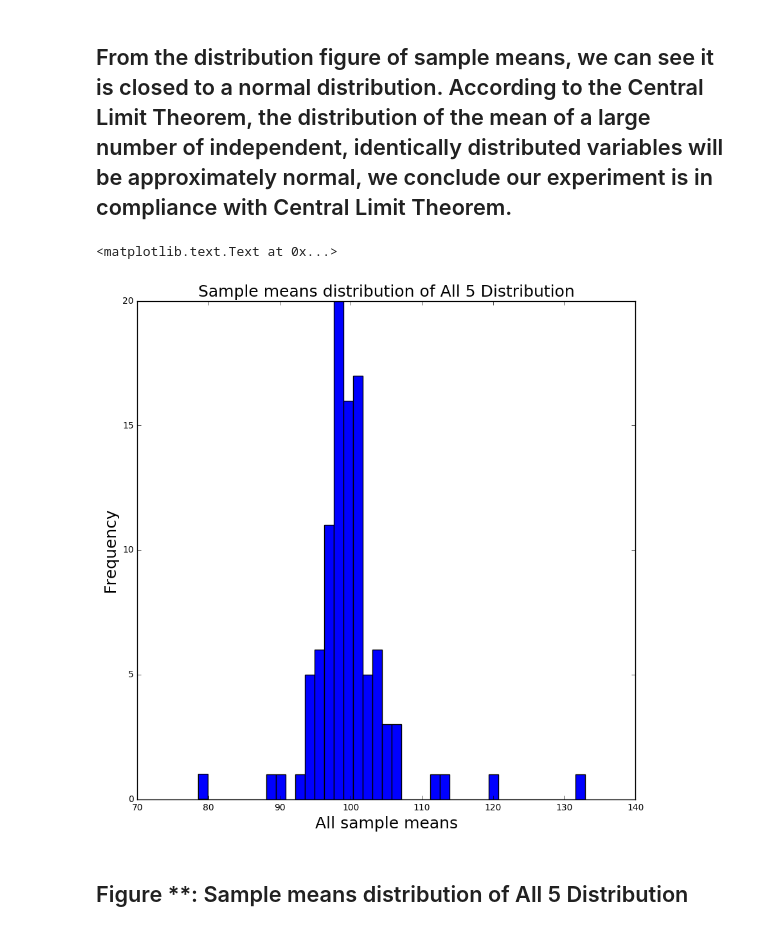
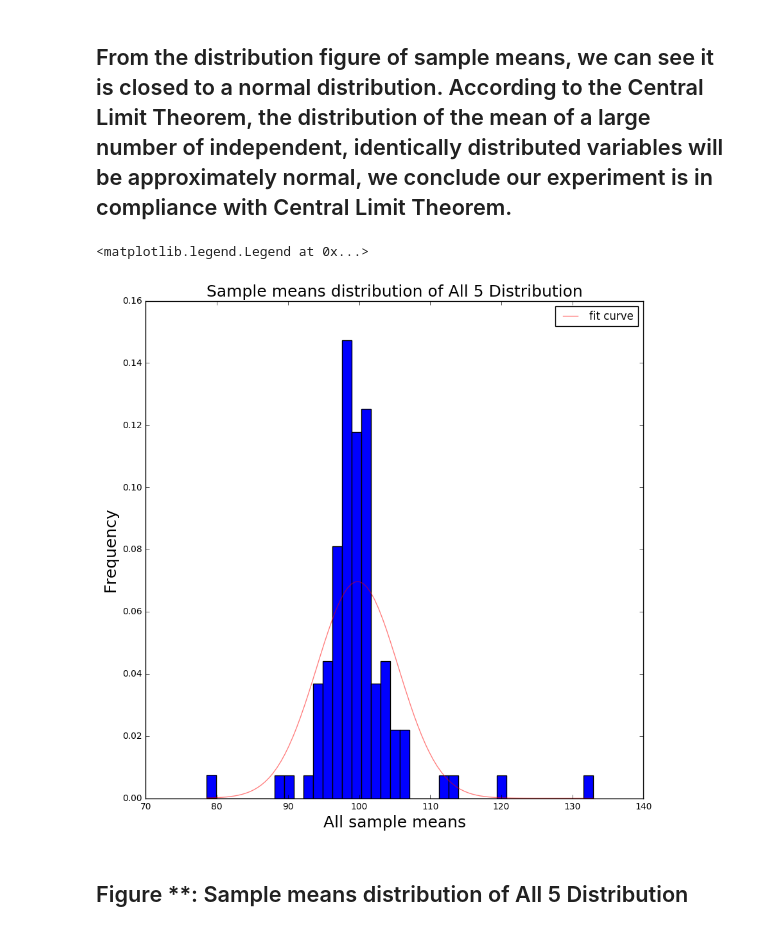
Before and after one commit to jz2575/PUI2016_jz2575, a Jupyter notebook: HW3_jz2575/HW3_1_jz2575.ipynb, the cells around one changed output. Drawn from its saved outputs; the diff is of its cells as text; code cells hidden in the pictures.

```diff
--- a/HW3_jz2575/HW3_1_jz2575.ipynb
+++ b/HW3_jz2575/HW3_1_jz2575.ipynb
@@ -190,8 +205,15 @@ allmeans = list(md['poisson']['means'].values())
 p_allmeans = allmeans
 
 pl.figure(figsize=(10, 10))
-pl.hist(allmeans,bins=40)
+pl.hist(allmeans, bins=40, normed=True)
 pl.xlabel('sample mean', fontsize = 18)
 pl.ylabel('Frequency', fontsize = 18)
 pl.title('Sample means distribution of Poisson Distribution', fontsize=18)
+
+fit_mean = np.mean(allmeans)
+fit_var = np.var(allmeans)
+fit_std = np.sqrt(fit_var)
+x = np.linspace(min(allmeans), max(allmeans),100)
+pl.plot(x,mlab.normpdf(x,fit_mean,fit_std), color='red', alpha=0.5)
+pl.legend(['fit curve'], loc='best')
 # %% [output]
@@ -252,8 +274,15 @@ allmeans = list(md['binomial']['means'].values())
 b_allmeans = allmeans
 
 pl.figure(figsize=(10, 10))
-pl.hist(allmeans,bins=40)
+pl.hist(allmeans, bins=40, normed=True)
 pl.xlabel('sample mean', fontsize = 18)
 pl.ylabel('Frequency', fontsize = 18)
 pl.title('Sample means distribution of Binomial Distribution', fontsize=18)
+
+fit_mean = np.mean(allmeans)
+fit_var = np.var(allmeans)
+fit_std = np.sqrt(fit_var)
+x = np.linspace(min(allmeans), max(allmeans),100)
+pl.plot(x,mlab.normpdf(x,fit_mean,fit_std), color='red', alpha=0.5)
+pl.legend(['fit curve'], loc='best')
 # %% [output]
@@ -324,13 +360,20 @@ pl.title('Sample means distribution of Exponential Distribution', fontsize=18)
 Allmeans = c_allmeans + n_allmeans + p_allmeans + b_allmeans + e_allmeans
 # %%
 pl.figure(figsize=(10, 10))
-pl.hist(allmeans,bins=40)
+pl.hist(allmeans,bins=40, normed=True)
 pl.xlabel('All sample means', fontsize = 18)
 pl.ylabel('Frequency', fontsize = 18)
 pl.title('Sample means distribution of All 5 Distribution', fontsize=18)
+
+fit_mean = np.mean(allmeans)
+fit_var = np.var(allmeans)
+fit_std = np.sqrt(fit_var)
+x = np.linspace(min(allmeans), max(allmeans),100)
+pl.plot(x,mlab.normpdf(x,fit_mean,fit_std), color='red', alpha=0.5)
+pl.legend(['fit curve'], loc='best')
 # %% [output]
-<matplotlib.text.Text at 0x...>
+<matplotlib.legend.Legend at 0x...>
-[figure, old version]
+[figure, new version]
 # %% [markdown]
 ## Figure **: Sample means distribution of All 5 Distribution
 # %% [markdown]
```
Also changed, not shown: parts of 7 cells of this notebook.
